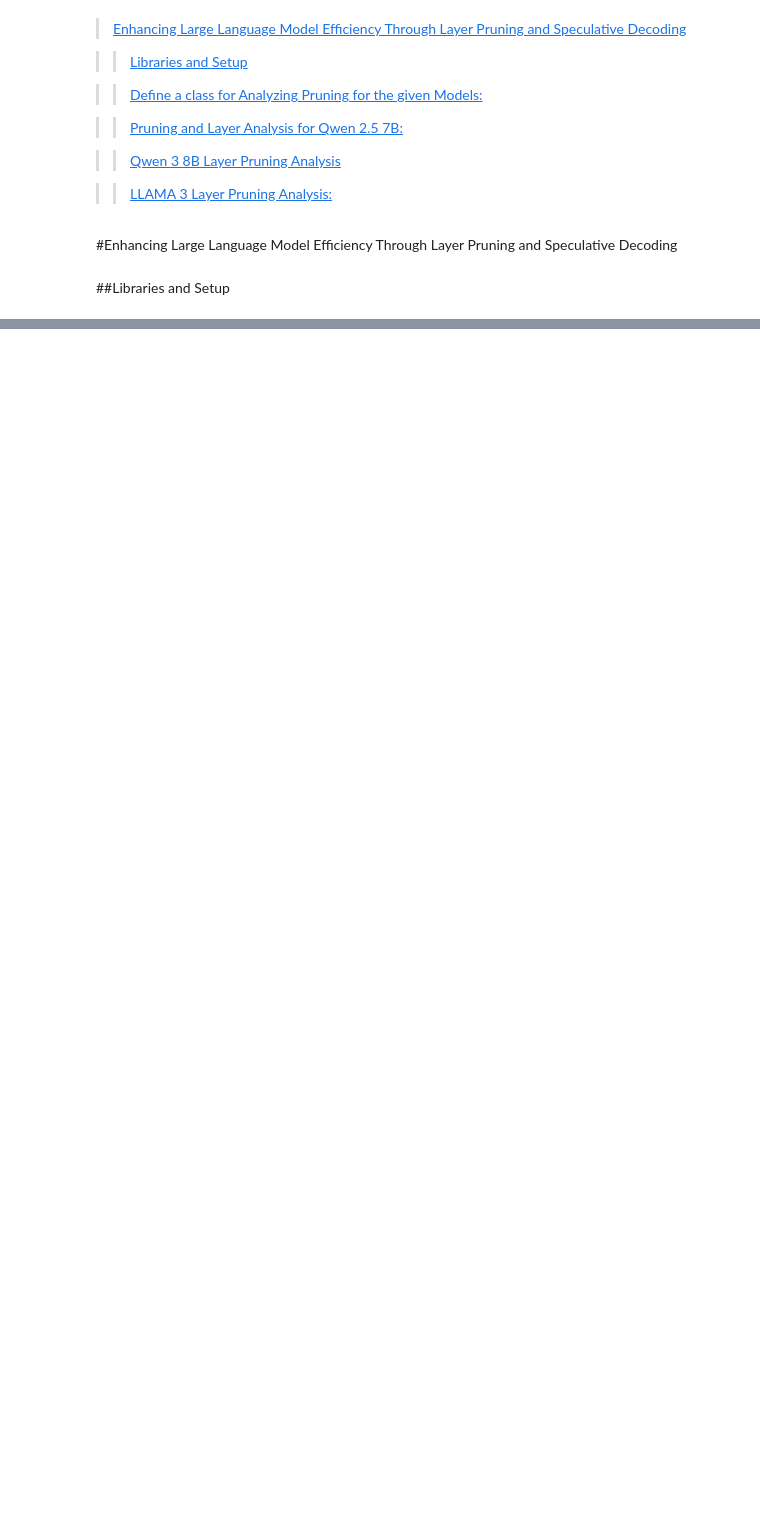
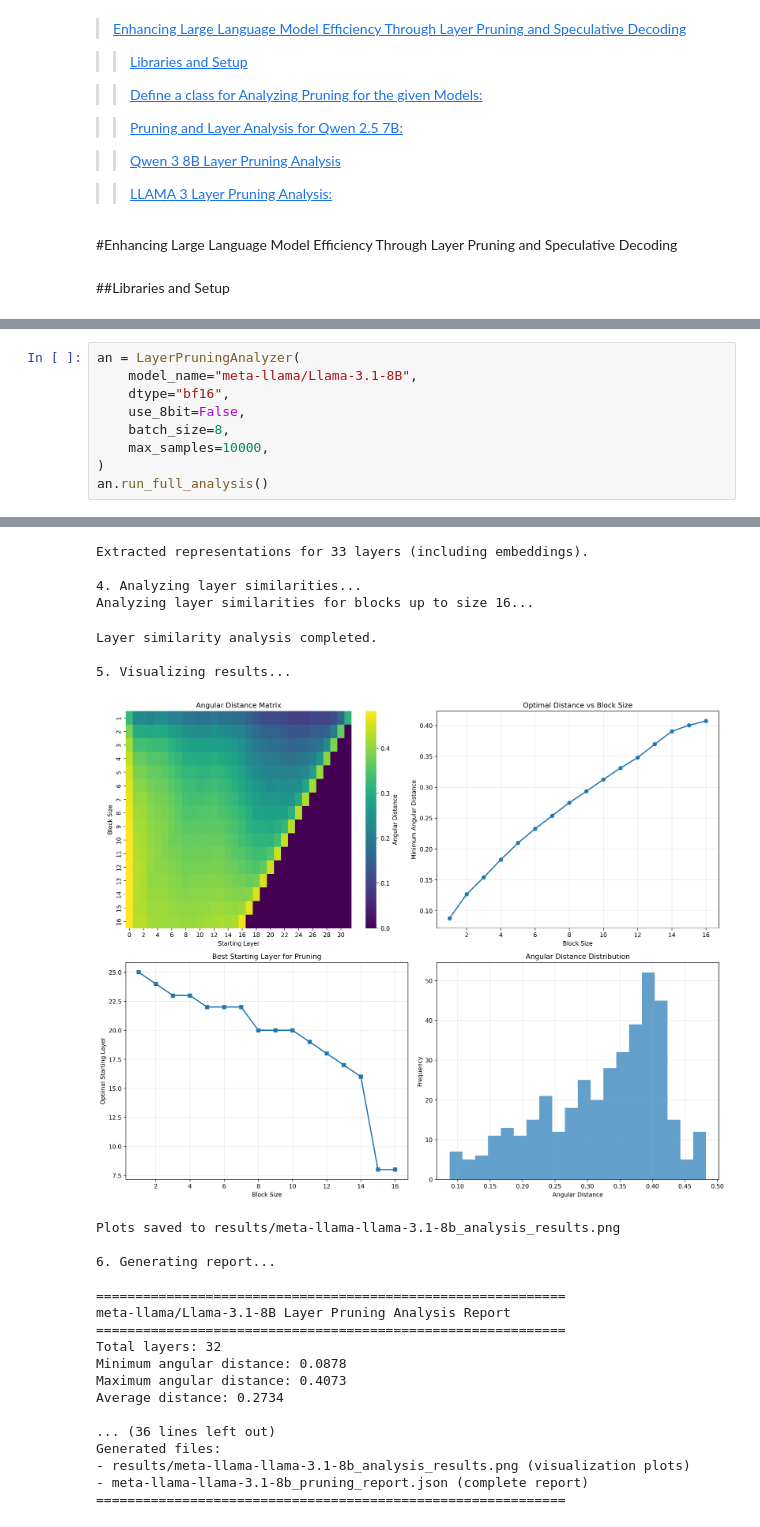
Before and after one commit to bhzadjnty7/Enhancing-Large-Language-Models-LLAMA-QWEN-Efficiency-Through-Layer-Pruning, a Jupyter notebook: LLM_Compression_Project_p1.ipynb, the cells around one changed output, grey strips where cells are left out. Saved outputs shown, nothing was run; the diff lists cells and outputs as text; blank space fills up the shorter version.

```diff
--- a/LLM_Compression_Project_p1.ipynb
+++ b/LLM_Compression_Project_p1.ipynb
@@ -1630,0 +341,10 @@ Generated files:
+# %%
+an = LayerPruningAnalyzer(
+    model_name="meta-llama/Llama-3.1-8B",
+    dtype="bf16",
+    use_8bit=False,
+    batch_size=8,
+    max_samples=10000,
+)
+an.run_full_analysis()
+# %% [output]
@@ -1630,0 +364,25 @@ Generated files:
+Extracted representations for 33 layers (including embeddings).
+
+4. Analyzing layer similarities...
+Analyzing layer similarities for blocks up to size 16...
+Layer similarity analysis completed.
+
+5. Visualizing results...
+[figure, added]
+Plots saved to results/meta-llama-llama-3.1-8b_analysis_results.png
+
+6. Generating report...
+
+============================================================
+meta-llama/Llama-3.1-8B Layer Pruning Analysis Report
+============================================================
+Total layers: 32
+Minimum angular distance: 0.0878
+Maximum angular distance: 0.4073
+Average distance: 0.2734
+
+... (36 lines left out)
+Generated files:
+- results/meta-llama-llama-3.1-8b_analysis_results.png (visualization plots)
+- meta-llama-llama-3.1-8b_pruning_report.json (complete report)
+============================================================
```
Also changed, not shown: parts of 41 cells of this notebook, 12 other files.
